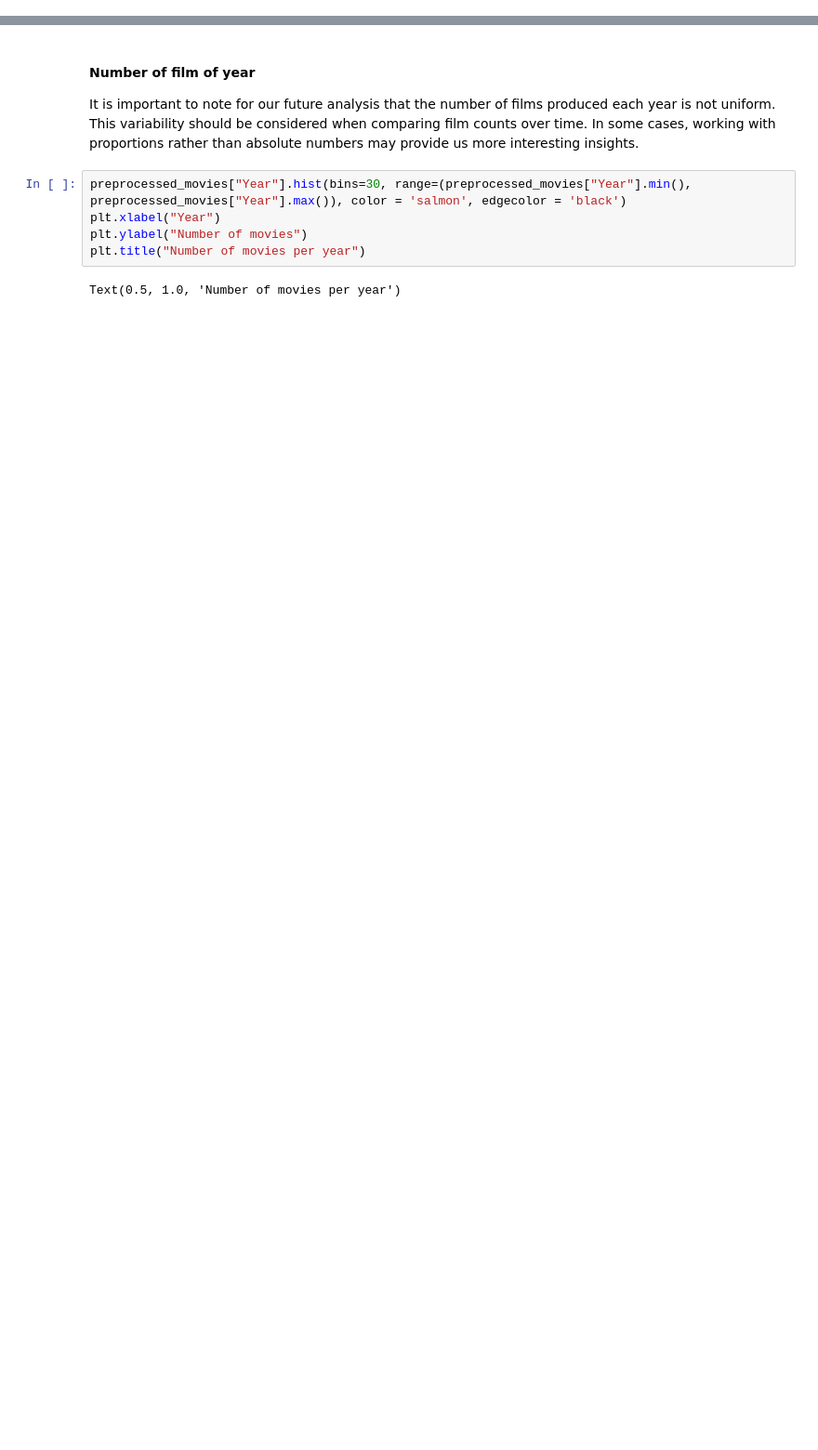
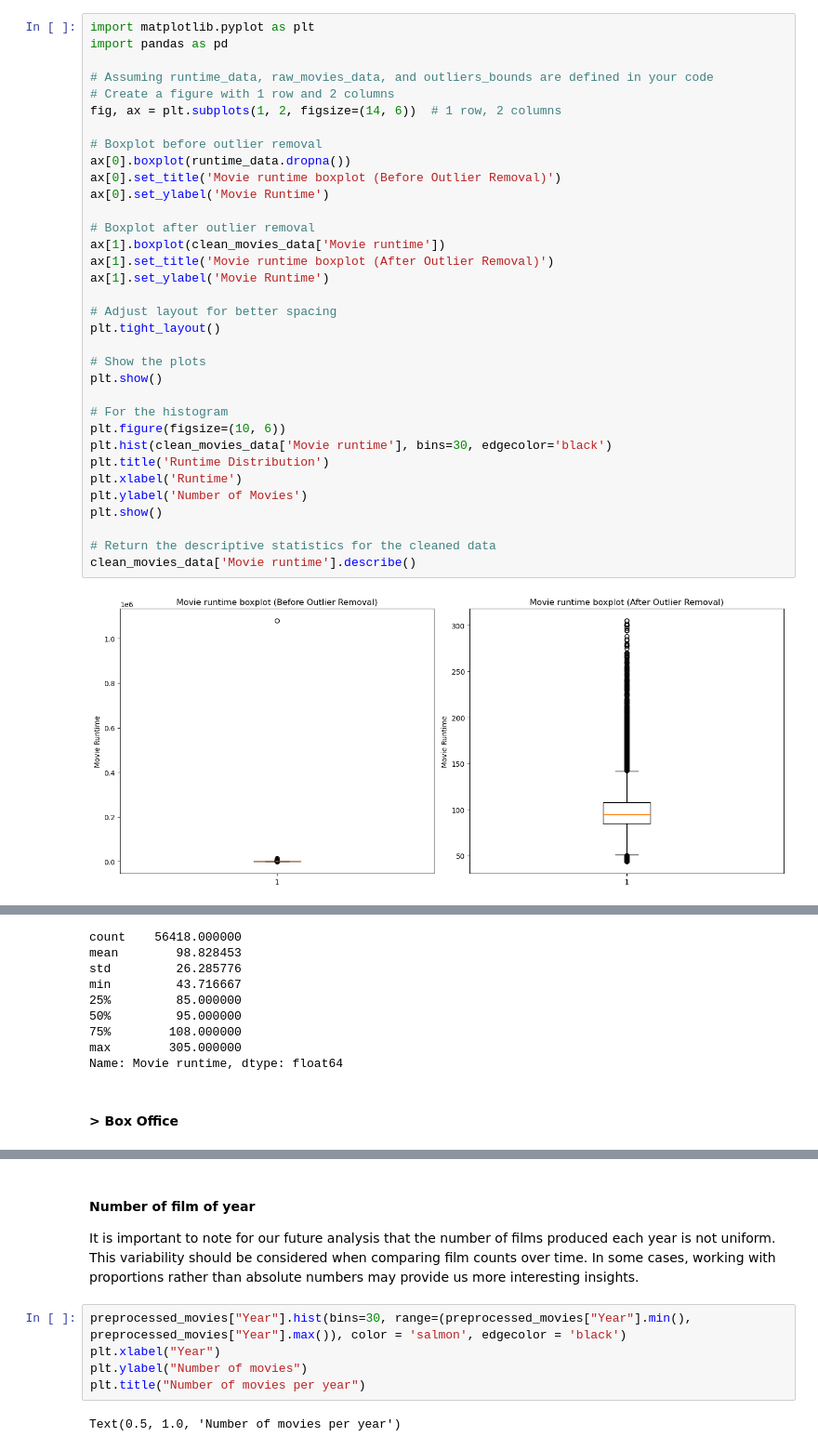
Before and after one commit to epfl-ada/ada-2024-project-nostringsadached, a Jupyter notebook: results.ipynb, the cells around one changed output, grey strips where cells are left out. Shown: that part at 93% size. Drawn from its saved outputs; the diff is of its cells as text; blank space fills up the shorter version.

```diff
--- a/results.ipynb
+++ b/results.ipynb
@@ -45,0 +130,36 @@ len(preprocessed_movies)
+# %%
+import matplotlib.pyplot as plt
+import pandas as pd
+
+# Assuming runtime_data, raw_movies_data, and outliers_bounds are defined in your code
+# Create a figure with 1 row and 2 columns
+fig, ax = plt.subplots(1, 2, figsize=(14, 6))  # 1 row, 2 columns
+
+# Boxplot before outlier removal
+ax[0].boxplot(runtime_data.dropna())
+ax[0].set_title('Movie runtime boxplot (Before Outlier Removal)')
+ax[0].set_ylabel('Movie Runtime')
+
+# Boxplot after outlier removal
+ax[1].boxplot(clean_movies_data['Movie runtime'])
+ax[1].set_title('Movie runtime boxplot (After Outlier Removal)')
+ax[1].set_ylabel('Movie Runtime')
+
+# Adjust layout for better spacing
+plt.tight_layout()
+
+# Show the plots
+plt.show()
+
+# For the histogram
+plt.figure(figsize=(10, 6))
+plt.hist(clean_movies_data['Movie runtime'], bins=30, edgecolor='black')
+plt.title('Runtime Distribution')
+plt.xlabel('Runtime')
+plt.ylabel('Number of Movies')
+plt.show()
+
+# Return the descriptive statistics for the cleaned data
+clean_movies_data['Movie runtime'].describe()
+# %% [output]
+[figure, added]
@@ -45,0 +167,11 @@ len(preprocessed_movies)
+count    56418.000000
+mean        98.828453
+std         26.285776
+min         43.716667
+25%         85.000000
+50%         95.000000
+75%        108.000000
+max        305.000000
+Name: Movie runtime, dtype: float64
+# %% [markdown]
+#### > Box Office
```
Also changed, not shown: parts of 39 cells of this notebook.
